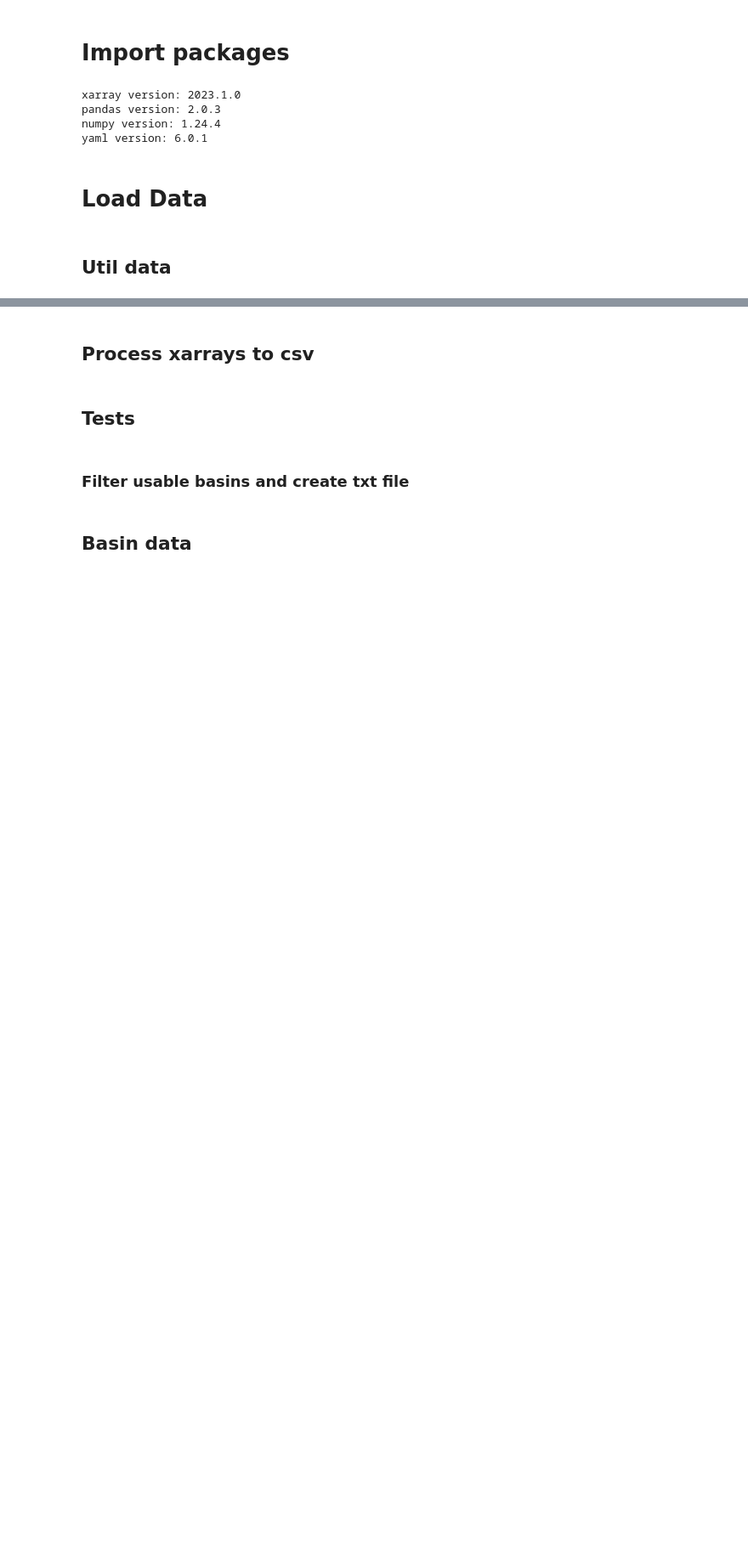
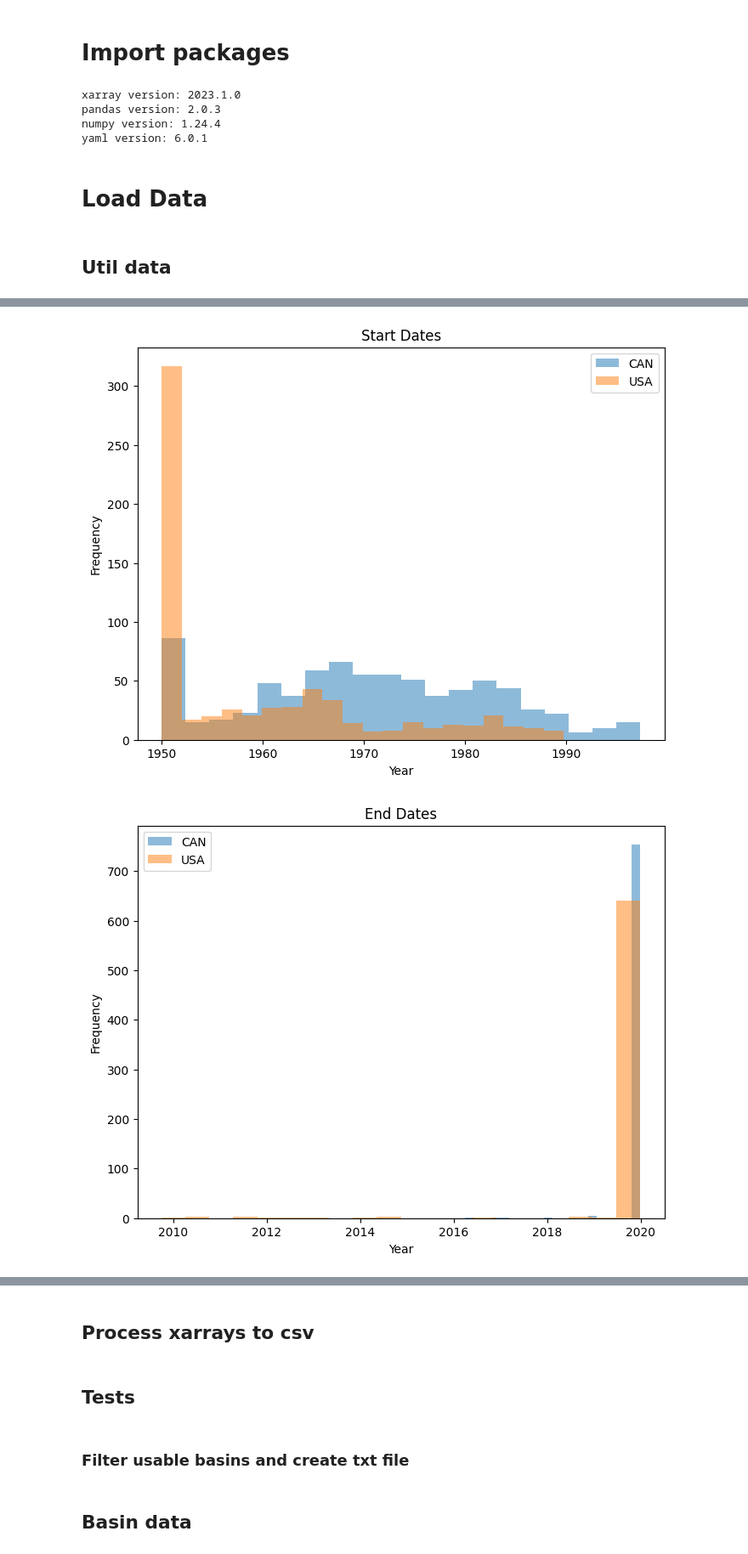
Before and after one commit to jpcurbelo/camels-spat-to-nh, a Jupyter notebook: camels_spat_exploring.ipynb, the cells around one changed output, grey strips where cells are left out. Shown at 85% size. Cells and saved outputs as stored; diff of their text form; code cells hidden in the pictures; blank space fills up the shorter version.

```diff
--- a/camels_spat_exploring.ipynb
+++ b/camels_spat_exploring.ipynb
@@ -46,0 +109,52 @@ data_dir, data_gen = load_util_data()
+# %%
+# Function to calculate statistics for time frames
+def calculate_time_stats(country_dir):
+    files = os.listdir(country_dir)
+    start_dates = []
+    end_dates = []
+    total_time_lengths = []
+    for file in files:
+        df = pd.read_csv(os.path.join(country_dir, file))
+        df['date'] = pd.to_datetime(df['date'])  # Convert 'date' column to datetime
+        start_dates.append(df['date'].min())
+        end_dates.append(df['date'].max())
+        total_time_lengths.append((df['date'].max() - df['date'].min()).days / 365)  # Calculate total length in years
+    return start_dates, end_dates, total_time_lengths
+
+# Function to plot histograms for start dates, end dates, and total time lengths
+def plot_time_statistics(time_data, labels, title, xlabel):
+    plt.figure(figsize=(8, 6))
+    for i, data in enumerate(time_data):
+        plt.hist(data, bins=20, alpha=0.5, label=labels[i])
+    plt.title(title)
+    plt.xlabel(xlabel)
+    plt.ylabel('Frequency')
+    plt.legend()
+    # plt.grid(True)
+    plt.show()
+
+# Dictionary to store results
+time_stats = {}
+
+# Iterate over countries
+for country in countries:
+    country_dir = os.path.join(basins_dir, f'CAMELS_spat_{country}')
+    start_dates, end_dates, total_time_lengths = calculate_time_stats(country_dir)
+    time_stats[country] = {'Start Dates': start_dates, 'End Dates': end_dates, 'Total Time Lengths (Years)': total_time_lengths}
+
+# Extract data for plotting
+start_dates_data = [time_stats[country]['Start Dates'] for country in countries]
+end_dates_data = [time_stats[country]['End Dates'] for country in countries]
+total_time_lengths_data = [time_stats[country]['Total Time Lengths (Years)'] for country in countries]
+
+# Plot histograms for start dates
+plot_time_statistics(start_dates_data, countries, 'Start Dates', 'Year')
+
+# Plot histograms for end dates
+plot_time_statistics(end_dates_data, countries, 'End Dates', 'Year')
+
+# Plot histograms for total time lengths (in years)
+plot_time_statistics(total_time_lengths_data, countries, 'Total Time Lengths (Years)', 'Total Time Length (Years)')
+# %% [output]
+[figure, added]
+[figure, added]
```
Also changed, not shown: parts of 7 cells of this notebook, 2 other files.
